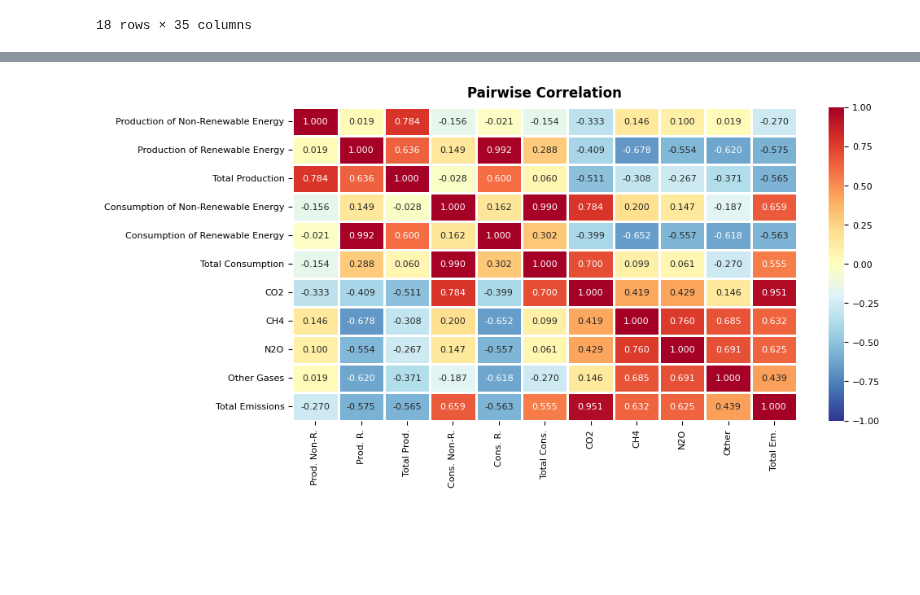
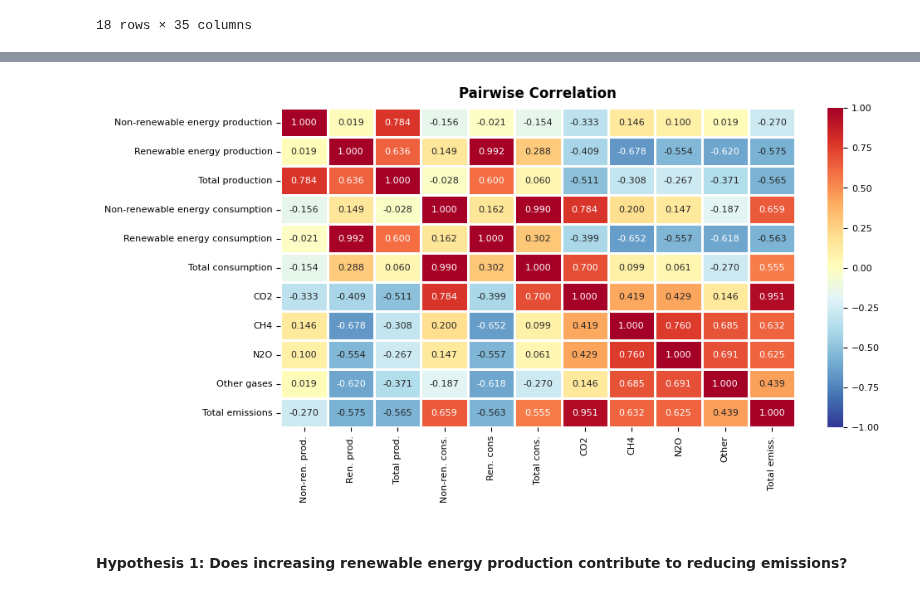
Before and after one commit to leocareer/DA_specialization, a Jupyter notebook: Sprint_10/S10_EDA.ipynb, the cells around one changed output, grey strips where cells are left out. Drawn from its saved outputs; the diff is of its cells as text; code cells hidden in the pictures; blank space fills up the shorter version.

```diff
--- a/Sprint_10/S10_EDA.ipynb
+++ b/Sprint_10/S10_EDA.ipynb
@@ -123,7 +125,7 @@ df_production_raw.head(5)
 # %%
 df_production_raw['Energies no renovables'] = df_production_raw[['Carbó', 'Petroli', 'Gas natural', 'Nuclear', 'Residus industrials no renovables']].sum(axis=1)
 
-prod_order_and_names = {'Carbó': 'Coal', 'Petroli': 'Oil', 'Gas natural': 'Natural gas', 'Nuclear': 'Nuclear', 'Residus industrials no renovables': 'Non-renewable industrial waste', 'Energies no renovables': 'Non-renewable energies', 'Solar': 'Solar', 'Eòlica': 'Wind power', 'Hidràulica': 'Hydraulics', 'Biomassa forestal i agrària': 'Forest and agricultural biomass', 'Residus renovables': 'Renewable waste', 'Biogàs': 'Biogas', 'Biocarburants': 'Biofuels', 'Calor ambient': 'Ambient heat', 'Energies renovables': 'Renewable energies', 'TOTAL': 'TOTAL'}
+prod_order_and_names = {'Carbó': 'Coal', 'Petroli': 'Oil', 'Gas natural': 'Natural gas', 'Nuclear': 'Nuclear', 'Residus industrials no renovables': 'Non-renewable industrial waste', 'Energies no renovables': 'Non-renewable energy', 'Solar': 'Solar', 'Eòlica': 'Wind power', 'Hidràulica': 'Hydraulics', 'Biomassa forestal i agrària': 'Forest and agricultural biomass', 'Residus renovables': 'Renewable waste', 'Biogàs': 'Biogas', 'Biocarburants': 'Biofuels', 'Calor ambient': 'Ambient heat', 'Energies renovables': 'Renewable energy', 'TOTAL': 'TOTAL'}
 df_production_raw = df_production_raw.rename(columns=prod_order_and_names)[prod_order_and_names.values()]
 
 df_production_raw.head(2)
@@ -167,7 +169,7 @@ df_production_raw.describe()
 | 75% | 116.100000 | 371.500000 | 2.100000 | 6439.498618 | 180.527327 | 6836.134986 | 73.600679 | ... |
 | max | 198.600000 | 1012.100000 | 2.463570 | 6696.378864 | 215.715359 | 7221.786512 | 123.177894 | ... |
 # %%
-df_production = df_production_raw[['Non-renewable energies', 'Renewable energies', 'TOTAL']].rename(columns={'Non-renewable energies': 'Production of Non-Renewable Energy', 'Renewable energies': 'Production of Renewable Energy', 'TOTAL': 'Total Production'})
+df_production = df_production_raw[['Non-renewable energy', 'Renewable energy', 'TOTAL']].rename(columns={'Non-renewable energy': 'Non-renewable energy production', 'Renewable energy': 'Renewable energy production', 'TOTAL': 'Total production'})
 
 df_production.sample(5)
 # %% [output]
@@ -246,7 +248,7 @@ df_consumption_raw.head(5)
 # %%
 df_consumption_raw['Energies no renovables'] = df_consumption_raw[['Carbó', 'Petroli', 'Gas natural', 'Nuclear', 'Saldo intercanvis elèctrics', 'Residus industrials no renovables']].sum(axis=1)
 
-cons_order_and_names = {'Carbó': 'Coal', 'Petroli': 'Oil', 'Gas natural': 'Natural gas', 'Nuclear': 'Nuclear', 'Saldo intercanvis elèctrics': 'Electricity exchange balance', 'Residus industrials no renovables': 'Non-renewable industrial waste', 'Energies no renovables': 'Non-renewable energies', 'Solar tèrmica': 'Solar thermal', 'Solar fotovoltaica': 'Solar photovoltaic', 'Solar termoelèctrica': 'Solar thermoelectric', 'Eòlica': 'Wind power', 'Hidràulica': 'Hydraulics', 'Biomassa agrària, animal i forestal': 'Agricultural, animal and forest biomass', 'Residus renovables': 'Renewable waste', 'Biogàs': 'Biogas', 'Biocarburants': 'Biofuels', 'Calor ambient': 'Ambient heat', 'Energies renovables': 'Renewable energies', 'TOTAL': 'TOTAL'}
+cons_order_and_names = {'Carbó': 'Coal', 'Petroli': 'Oil', 'Gas natural': 'Natural gas', 'Nuclear': 'Nuclear', 'Saldo intercanvis elèctrics': 'Electricity exchange balance', 'Residus industrials no renovables': 'Non-renewable industrial waste', 'Energies no renovables': 'Non-renewable energy', 'Solar tèrmica': 'Solar thermal', 'Solar fotovoltaica': 'Solar photovoltaic', 'Solar termoelèctrica': 'Solar thermoelectric', 'Eòlica': 'Wind power', 'Hidràulica': 'Hydraulics', 'Biomassa agrària, animal i forestal': 'Agricultural, animal and forest biomass', 'Residus renovables': 'Renewable waste', 'Biogàs': 'Biogas', 'Biocarburants': 'Biofuels', 'Calor ambient': 'Ambient heat', 'Energies renovables': 'Renewable energy', 'TOTAL': 'TOTAL'}
 df_consumption_raw = df_consumption_raw.rename(columns=cons_order_and_names)[cons_order_and_names.values()]
 
 df_consumption_raw.head(2)
@@ -290,7 +292,7 @@ df_consumption_raw.describe()
 | 75% | 267.075003 | 11265.078036 | 5921.607633 | 6439.498618 | 423.476613 | 180.527327 | ... |
 | max | 565.100000 | 12571.711855 | 6719.985089 | 6696.378864 | 826.421046 | 215.715359 | ... |
 # %%
-df_consumption = df_consumption_raw[['Non-renewable energies', 'Renewable energies', 'TOTAL']].rename(columns={'Non-renewable energies': 'Consumption of Non-Renewable Energy', 'Renewable energies': 'Consumption of Renewable Energy', 'TOTAL': 'Total Consumption'})
+df_consumption = df_consumption_raw[['Non-renewable energy', 'Renewable energy', 'TOTAL']].rename(columns={'Non-renewable energy': 'Non-renewable energy consumption', 'Renewable energy': 'Renewable energy consumption', 'TOTAL': 'Total consumption'})
 
 df_consumption.sample(5)
 # %% [output]
@@ -336,32 +338,34 @@ df_concated.head(2)
 | 1990 | 6567.046900 | 484.277026 | 7051.323926 | 16595.511124 | ... |
 | 1991 | 6864.521152 | 563.743324 | 7428.264476 | 17120.446267 | ... |
 # %%
-ticklabels = ['Prod. Non-R.', 'Prod. R.', 'Total Prod.', 'Cons. Non-R.', 'Cons. R.', 'Total Cons.', 'CO2', 'CH4', 'N2O', 'Other', 'Total Em.']
+ticklabels = ['Non-ren. prod.', 'Ren. prod.', 'Total prod.', 'Non-ren. cons.', 'Ren. cons', 'Total cons.', 'CO2', 'CH4', 'N2O', 'Other', 'Total emiss.']
 
 correlation_matrix = df_concated.corr()
 
 fig, ax = plt.subplots(figsize=(10, 5))
 
 heatmap = sns.heatmap(
     correlation_matrix,
     vmin=-1,
     vmax=1,
     cmap='RdYlBu_r',
     annot=True,
     annot_kws={'size': 8},
     fmt='.3f',
     cbar=True,
     linewidths=1,
     xticklabels=ticklabels,
     ax=ax
 )
 
 ax.set_title('Pairwise Correlation', fontweight='bold', verticalalignment='bottom')
 ax.tick_params(labelsize=8)
 
 cbar = heatmap.collections[0].colorbar
 cbar.ax.tick_params(labelsize=8)
 
 plt.show()
 # %% [output]
-[figure, old version]
+[figure, new version]
+# %% [markdown]
+#### Hypothesis 1: Does increasing renewable energy production contribute to reducing emissions?
```
Also changed, not shown: parts of 33 cells of this notebook.
